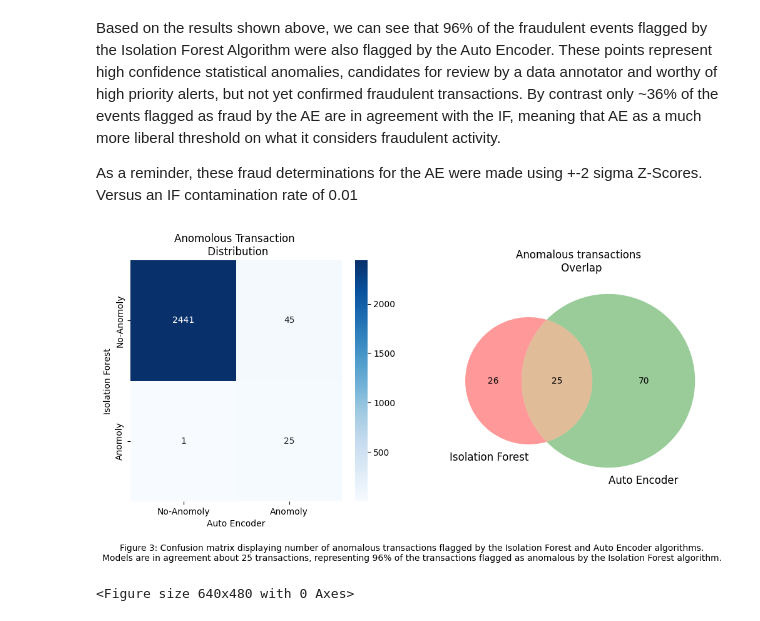
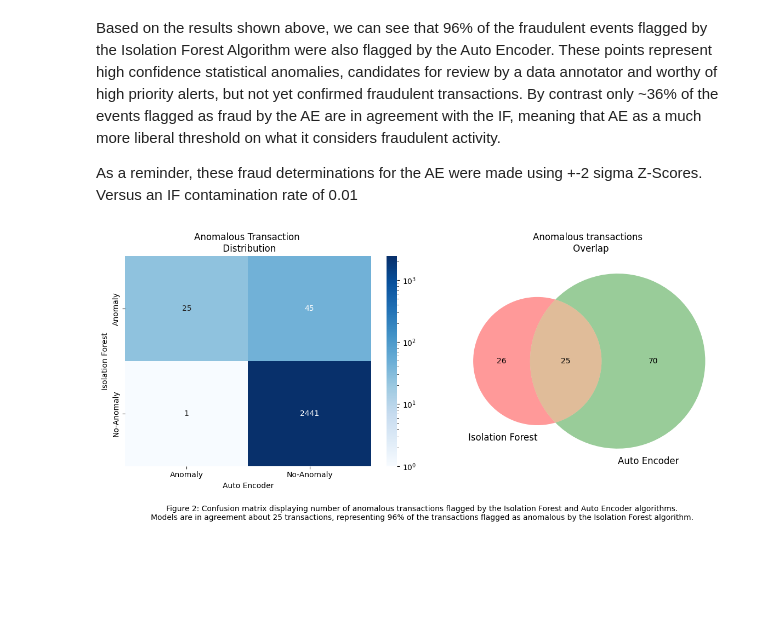
Before and after one commit to Jcardenas34/fraud_detection, a Jupyter notebook: notebooks/fraud_detection_isolation_forest.ipynb, the cells around one changed output. Cells and saved outputs as stored; diff of their text form; code cells hidden in the pictures; blank space fills up the shorter version.

```diff
--- a/notebooks/fraud_detection_isolation_forest.ipynb
+++ b/notebooks/fraud_detection_isolation_forest.ipynb
@@ -33,17 +38,17 @@ df.head()
 | 3 | 1 | 2 | 26 | 3 | 25 | 1 | ... |
 | 4 | 0 | 2 | 26 | 3 | 198 | 1 | ... |
 # %%
-def fit_model_and_show_fraud_rate(IF_model, dataset) -> list:
+def fit_model_and_show_anomaly_rate(IF_model, dataset) -> list:
     '''
-    Shows the fraud rate of a given set of IF scores.
-    Score threshold is set at 0, below 0 is flagged as fraud.
+    Shows the anomaly rate of a given set of IF scores.
+    Score threshold is set at 0, below 0 is flagged as anomalous.
     Above 0 is ordinary transactions.
     Args:
         IF_model: A list of IF scores produced by decision_function()
-        dataset: A pandas dataset that will be evaluated for fraudulent transactions
+        dataset: A pandas dataset that will be evaluated for anomalous transactions
     return:
         results: A numpy array of evauation scores for the dataset
-        score_samples: A numpy arrat of evaluation scores using 'score_samples' method
+        score_samples: A numpy array of evaluation scores using 'score_samples' method
     '''
     # Fit the model
     fitted_model = IF_model.fit(dataset)
@@ -51,17 +56,19 @@ def fit_model_and_show_fraud_rate(IF_model, dataset) -> list:
     # Gather Scores
     score_samples = fitted_model.score_samples(dataset)
     # Determine anomaly rate
-    fraud_rate = sum(results<0)/len(results)
-    non_fraud_rate = sum(results>0)/len(results)
+    n_anomalous_points = sum(results<0)
+    anomaly_rate = sum(results<0)/len(results)
+    non_anomaly_rate = sum(results>0)/len(results)
 
     # Quality assurance the proportions sum to 1
-    assert fraud_rate+ non_fraud_rate == 1
+    assert anomaly_rate+ non_anomaly_rate == 1
 
     # Showing characteristics of scores to user
     print(f"Total Events: {len(results)}")
+    print(f"N Anomalous points: {n_anomalous_points}")
+    print(f"Anomaly Rate:     {anomaly_rate*100:.2}%")
+    print(f"Non Anomaly Rate: {non_anomaly_rate*100:.2f}%")
     print(f"Score Min: {min(results):.3f}, Score Max: {max(results):.3f}")
-    print(f"Fraud Rate:     {fraud_rate*100:.2}%")
-    print(f"Non Fraud Rate: {non_fraud_rate*100:.2f}%")
 
     return results, score_samples
 # %%
@@ -116,6 +128,6 @@ dataset = model_scores[['TransactionType', 'Channel', 'CustomerAge',
        'TransactionWeekNumber', 'DaysSinceLastPurchase']]
 # %%
 # Evaluating the loaded data set with the trained IF algorithm
-IF_scores_loaded_data, _ = fit_model_and_show_fraud_rate(control_model, dataset)
+IF_scores_loaded_data, _ = fit_model_and_show_anomaly_rate(control_model, dataset)
 # %% [output]
 Total Events: 2512
@@ -177,26 +197,30 @@ Based on the results shown above, we can see that 96% of the fraudulent events f
 As a reminder, these fraud determinations for the AE were made using +-2 sigma Z-Scores. Versus an IF contamination rate of 0.01
 # %%
 # Creating a confusion matrix and venn diagram to display overlap in anomalous transactions between models
-IF_vs_AE_conf_matrix = confusion_matrix(model_scores["IF_scores_fraud"], model_scores["MSE_AE_Fraud"])
+IF_vs_AE_conf_matrix = confusion_matrix(model_scores["MSE_AE_Fraud"], model_scores["IF_scores_fraud"])
 # Create the heat map
 fig, axes = plt.subplots(1,2, figsize=(12,5))
-sns.heatmap(ax=axes[0], data=IF_vs_AE_conf_matrix, annot=True, fmt='g', cmap='Blues',
-            xticklabels=['No-Anomoly', 'Anomoly'],
-            yticklabels=['No-Anomoly', 'Anomoly'])
-axes[0].set_title("Anomolous Transaction \n Distribution")
+hm = sns.heatmap(ax=axes[0], data=IF_vs_AE_conf_matrix, annot=True, fmt='g', cmap='Blues', norm=LogNorm(),
+            xticklabels=['No-Anomaly', 'Anomaly'],
+            yticklabels=['No-Anomaly', 'Anomaly'])
+
+# To show True positive overlap at top right
+hm.invert_yaxis()
+hm.invert_xaxis()
+
+axes[0].set_title("Anomalous Transaction \n Distribution")
 axes[0].set_xlabel('Auto Encoder')
 axes[0].set_ylabel('Isolation Forest')
 plt.figtext(0.5, -0.08,
-            "Figure 3: Confusion matrix displaying number of anomalous transactions flagged by the Isolation Forest and Auto Encoder algorithms.\n"
+            "Figure 2: Confusion matrix displaying number of anomalous transactions flagged by the Isolation Forest and Auto Encoder algorithms.\n"
             "Models are in agreement about 25 transactions, representing 96% of the transactions flagged as anomalous by the Isolation Forest algorithm.",
            ha="center")
 axes[1].set_title("Anomalous transactions \n Overlap")
 venn2(subsets = (n_IF_fraud, n_AE_fraud, 25), set_labels = ('Isolation Forest', 'Auto Encoder'))
-plt.show()
 
 plt.tight_layout()
+plt.savefig('../plots/isolation_forest_autoencoder_anomalous_transactions_agreement.png', bbox_inches='tight')
 plt.show()
 # %% [output]
-[figure, old version]
+[figure, new version]
-<Figure size 640x480 with 0 Axes>
 # %%
```
Also changed, not shown: parts of 14 cells of this notebook.
